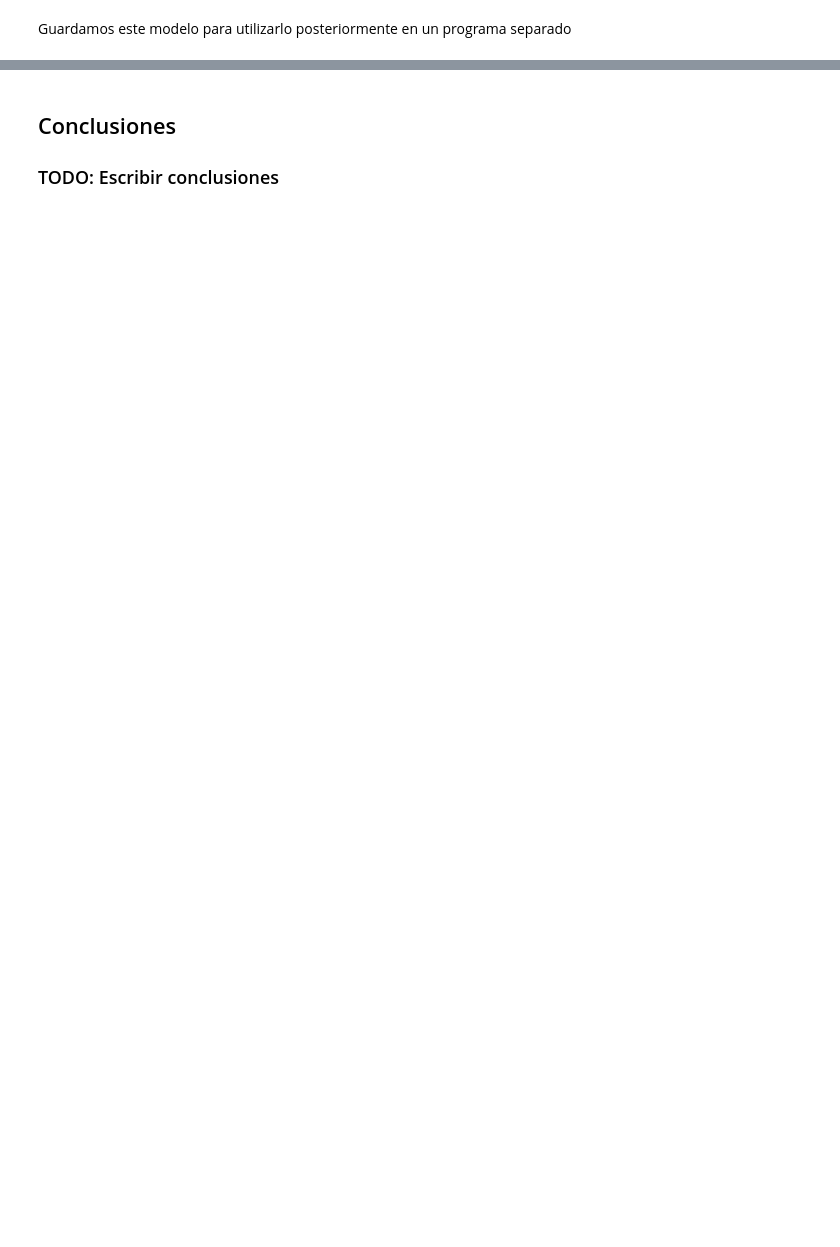
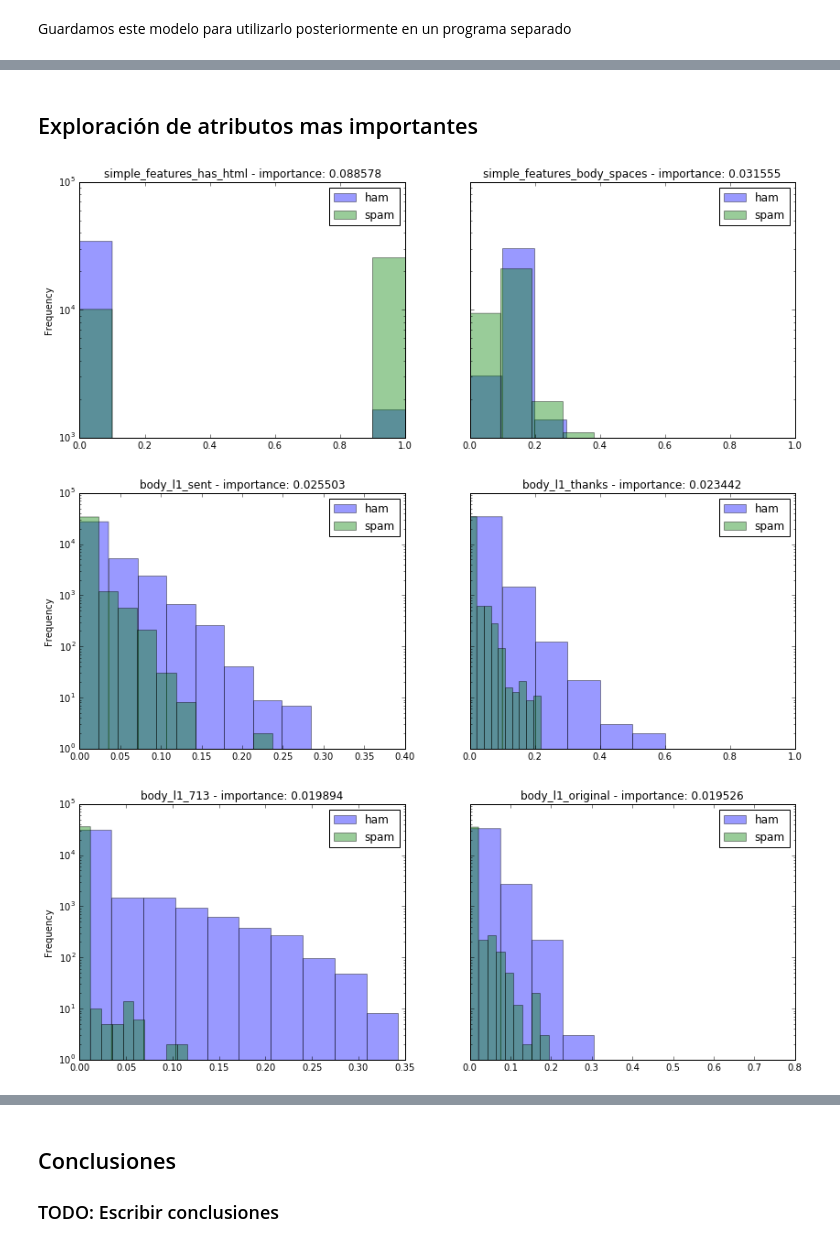
Before and after one commit to LautaroPetaccio/AA-TP, a Jupyter notebook: Aprendizaje Automatico - TP 1 - Final.ipynb, the cells around one changed output, grey strips where cells are left out. Cells and saved outputs as stored; diff of their text form; code cells hidden in the pictures; blank space fills up the shorter version.

```diff
--- a/Aprendizaje Automatico - TP 1 - Final.ipynb
+++ b/Aprendizaje Automatico - TP 1 - Final.ipynb
@@ -369,3 +355,5 @@ best_model_name = None
+# %%
+best_model_name, best_model = build_pipeline(True, 'tfidf', 'l1', 'random_forest')
 # %%
 def model_evaluation(pipeline, name, X_train, X_test):
     print 'Training pipeline %s in the train set' % name
@@ -390,0 +406,39 @@ save_model('best_model', 'results', best_model)
+# %% [markdown]
+## Exploración de atributos mas importantes
+# %%
+extractors = best_model.named_steps['feature_extractors']
+simple_extractors = extractors.transformer_list[0][1]
+subject_extractors = extractors.transformer_list[1][1]
+subject_tfidf = subject_extractors.named_steps['tfidf']
+body_extractors = extractors.transformer_list[2][1]
+body_tfidf = body_extractors.named_steps['tfidf']
+body_l1 = body_extractors.named_steps['l1']
+rf = best_model.named_steps['random_forest']
+
+feature_names = []
+feature_names += [ 'simple_features_' + name  for name in simple_extractors.get_feature_names() ]
+feature_names += [ 'subject_tfidf_' + name  for name in subject_tfidf.get_feature_names() ]
+feature_names += [ 'body_l1_' + name  for name in body_l1.transform([body_tfidf.get_feature_names()])[0] ]
+feature_names = np.asarray(feature_names)
+# %%
+extracted = extractors.transform(train_set)
+# %%
+top_features_indexs = np.argsort(rf.feature_importances_)[::-1][0:10]
+top_features_importances = rf.feature_importances_[top_features_indexs]
+top_feature_names = feature_names[top_features_indexs]
+top_features = pd.DataFrame(extracted[:, top_features_indexs].todense(), columns=top_feature_names)
+top_features['label'] = train_set.label
+# %%
+for i in range(10):
+    if i % 2 == 0:
+        fig, axs = plt.subplots(ncols=2, sharey=True)
+        axs[0].set_yscale('log')
+        axs[1].set_yscale('log')
+    top_features.groupby('label')[top_feature_names[i]].plot(kind='hist',
+                                            title=top_feature_names[i] + ' - importance: %f' % top_features_importances[i],
+                                            ax=axs[i % 2],
+                                            legend=True, alpha=0.4)
+# %% [output]
+[figure, added]
+[figure, added]
+[figure, added]
```
Also changed, not shown: parts of 14 cells of this notebook.
